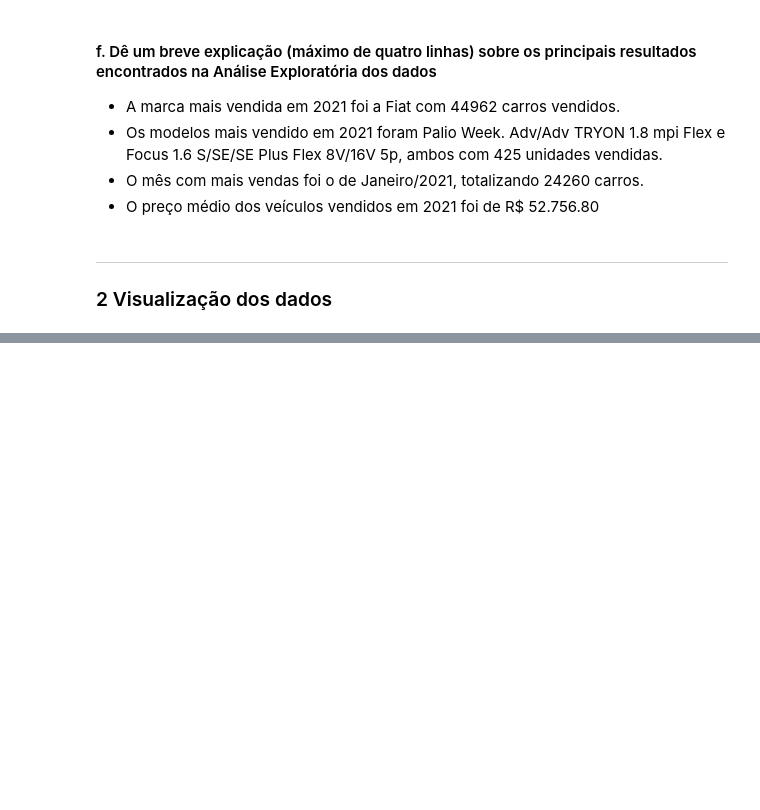
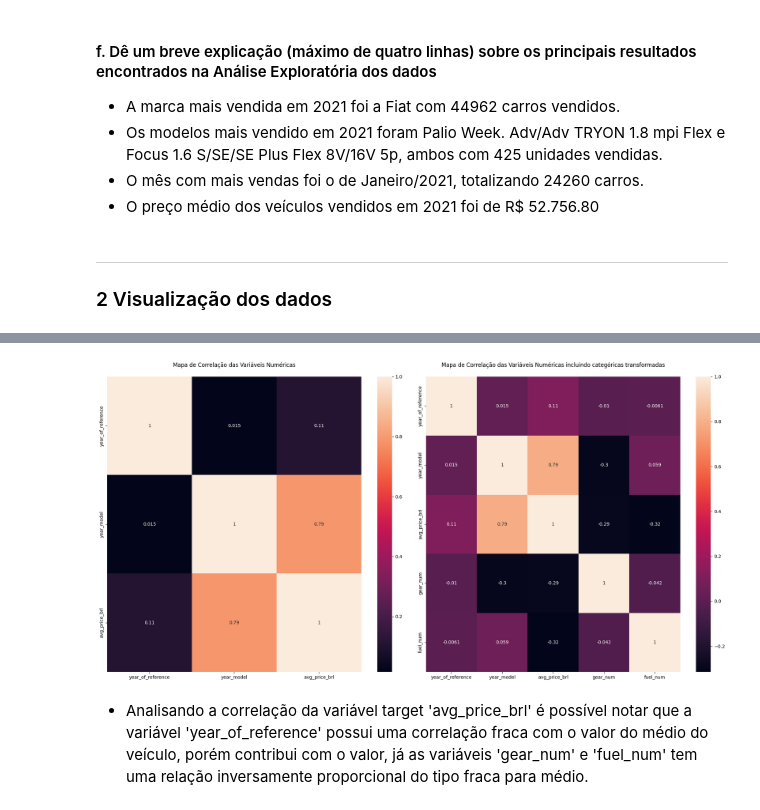
Before and after one commit to raraujor/iaaap-ufpr-iaa0002, a Jupyter notebook: IAA002 - LPA - Trabalho.ipynb, the cells around one changed output, grey strips where cells are left out. Saved outputs shown, nothing was run; the diff lists cells and outputs as text; code cells hidden in the pictures; blank space fills up the shorter version.

```diff
--- a/IAA002 - LPA - Trabalho.ipynb
+++ b/IAA002 - LPA - Trabalho.ipynb
@@ -205,0 +289,5 @@ Text(0.5, 1.0, 'Evolução da média de preço dos carros ao longo dos meses de
+# %%
+# começando com as variáveis que já foram definidas anteriormente.
+dados_num = precos_carros_df[numericas_cols]
+dados_num_extra_cols = precos_carros_df[numericas_cols]
+dados_num.head()
@@ -205,0 +301,6 @@ Text(0.5, 1.0, 'Evolução da média de preço dos carros ao longo dos meses de
+# %%
+# Transformando a variável categórica 'gear' para numérica utilizando a técnico LabelEnconder pois os modelos que iremos treinar conseguem lidar com valores numéricos diretamente.
+# após a transformação será analisado a correlação com a variável target e então decidir por considerar ou não.
+precos_carros_df['gear'].value_counts()
+dados_num_extra_cols['gear_num'] = LabelEncoder().fit_transform(precos_carros_df['gear'])
+dados_num_extra_cols.head()
@@ -205,0 +314,6 @@ Text(0.5, 1.0, 'Evolução da média de preço dos carros ao longo dos meses de
+# %%
+# Transformando a variável categórica 'fuel' para numérica utilizando a mesma técnica e racional para a variável 'gear'
+# após a transformação também será analisada a correlação com a variável target.
+precos_carros_df['fuel'].value_counts()
+dados_num_extra_cols['fuel_num'] = LabelEncoder().fit_transform(precos_carros_df['fuel'])
+dados_num_extra_cols.head()
@@ -205,0 +327,17 @@ Text(0.5, 1.0, 'Evolução da média de preço dos carros ao longo dos meses de
+# %%
+fig, axes = plt.subplots(1, 2, figsize=(20, 10))
+
+# Mapeando a correção das variáveis numéricas com a variável target 'avg_price_brl'
+sns.heatmap(data=dados_num.corr('spearman'), annot=True, ax=axes[0])
+axes[0].set_title("Mapa de Correlação das Variáveis Numéricas\n", fontsize = 12)
+
+# Mapeando a correção das variáveis numéricas e categóricas transformadas om a variável target 'avg_price_brl'
+sns.heatmap(data=dados_num_extra_cols.corr('spearman'), annot=True, ax=axes[1])
+axes[1].set_title("Mapa de Correlação das Variáveis Numéricas incluindo categóricas transformadas\n", fontsize = 12)
+
+plt.tight_layout()
+plt.show()
+# %% [output]
+[figure, added]
+# %% [markdown]
+- Analisando a correlação da variável target 'avg_price_brl' é possível notar que a variável 'year_of_reference' possui uma correlação fraca com o valor do médio do veículo, porém contribui com o valor, já as variáveis 'gear_num' e 'fuel_num' tem uma relação inversamente proporcional do tipo fraca para médio.
```
Also changed, not shown: parts of 75 cells of this notebook, 1 other file.
